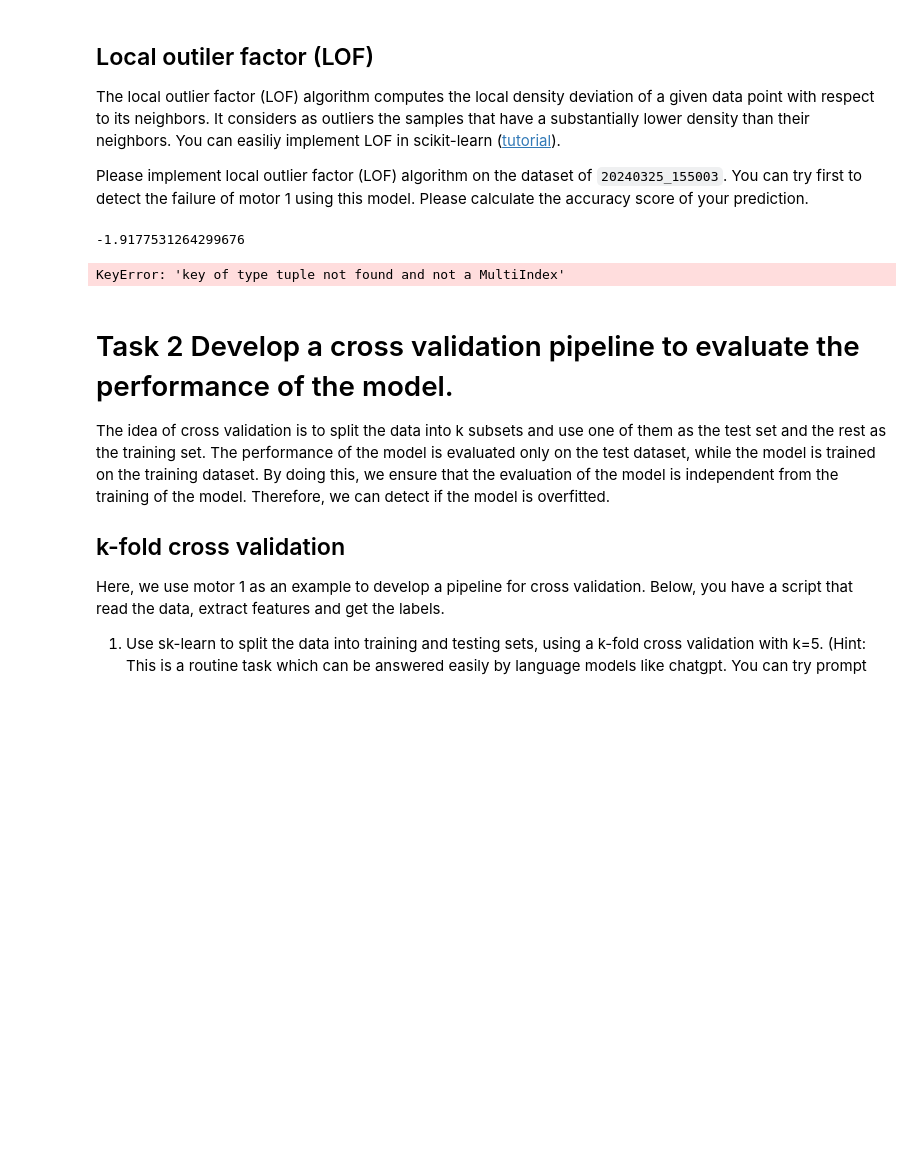
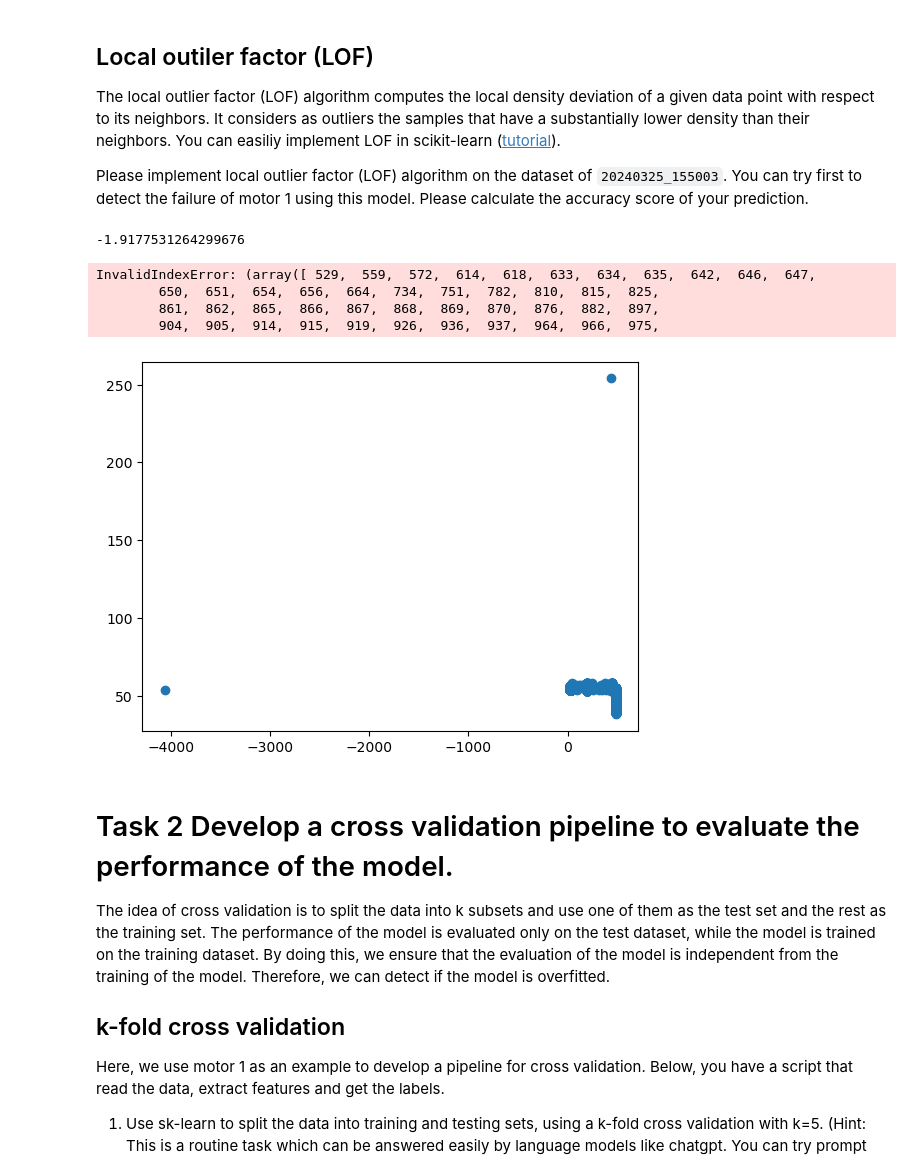
Before and after one commit to sonic160/digital_twin_robot, a Jupyter notebook: projects/maintenance_industry_4_2024/ws_group_6/TD_WP_2_Giovanni.ipynb, the cells around one changed output. Cells and saved outputs as stored; diff of their text form; code cells hidden in the pictures; blank space fills up the shorter version.

```diff
--- a/projects/maintenance_industry_4_2024/ws_group_6/TD_WP_2_Giovanni.ipynb
+++ b/projects/maintenance_industry_4_2024/ws_group_6/TD_WP_2_Giovanni.ipynb
@@ -244,21 +254,34 @@ Please implement local outlier factor (LOF) algorithm on the dataset of `2024032
 # %%
 from sklearn.neighbors import LocalOutlierFactor
 from numpy import quantile, where
+
+
+y_test = pd.DataFrame(y_test, columns=['data_motor_1_label'])
 
 X_test_copy = X_test.copy()
 model = LocalOutlierFactor(n_neighbors=20)
 model.fit_predict(X_test_copy)
 lof = model.negative_outlier_factor_
 thresh = quantile(lof, .03)
 print(thresh)
 index = where(lof<=thresh)
-values = y_test[index]
-# plt.scatter(X_test_copy[:,0], X_test_copy[:,1])
-# plt.scatter(values[:,0], values[:,1], color='r')
+index_array = index[0]
+y_test['indice'] = y_test.index
+values = y_test.loc[index_array, 'data_motor_1_label']
+
+
+# Crea uno scatter plot per X_test_copy
+plt.scatter(X_test_copy.iloc[:, 0], X_test_copy.iloc[:, 1], label='Dati normali')
+outlier_points = X_test_copy[index_array, :]
+plt.scatter(outlier_points.iloc[:, 0], outlier_points.iloc[:, 1], color='red', label='Outlier')
 plt.show()
 # %% [output]
 -1.9177531264299676
-KeyError: 'key of type tuple not found and not a MultiIndex'
+InvalidIndexError: (array([ 529,  559,  572,  614,  618,  633,  634,  635,  642,  646,  647,
+        650,  651,  654,  656,  664,  734,  751,  782,  810,  815,  825,
+        861,  862,  865,  866,  867,  868,  869,  870,  876,  882,  897,
+        904,  905,  914,  915,  919,  926,  936,  937,  964,  966,  975,
+[figure, added]
 # %% [markdown]
 # Task 2 Develop a cross validation pipeline to evaluate the performance of the model.
 
```
Also changed, not shown: parts of 1 cell of this notebook.
